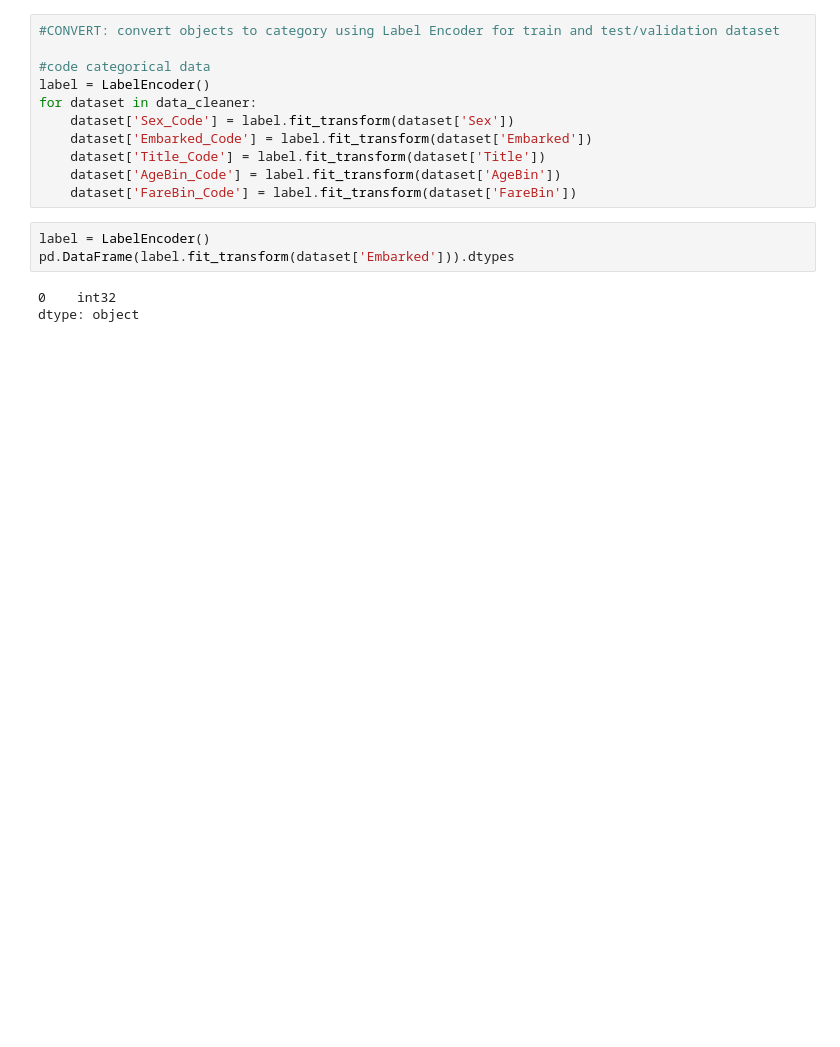
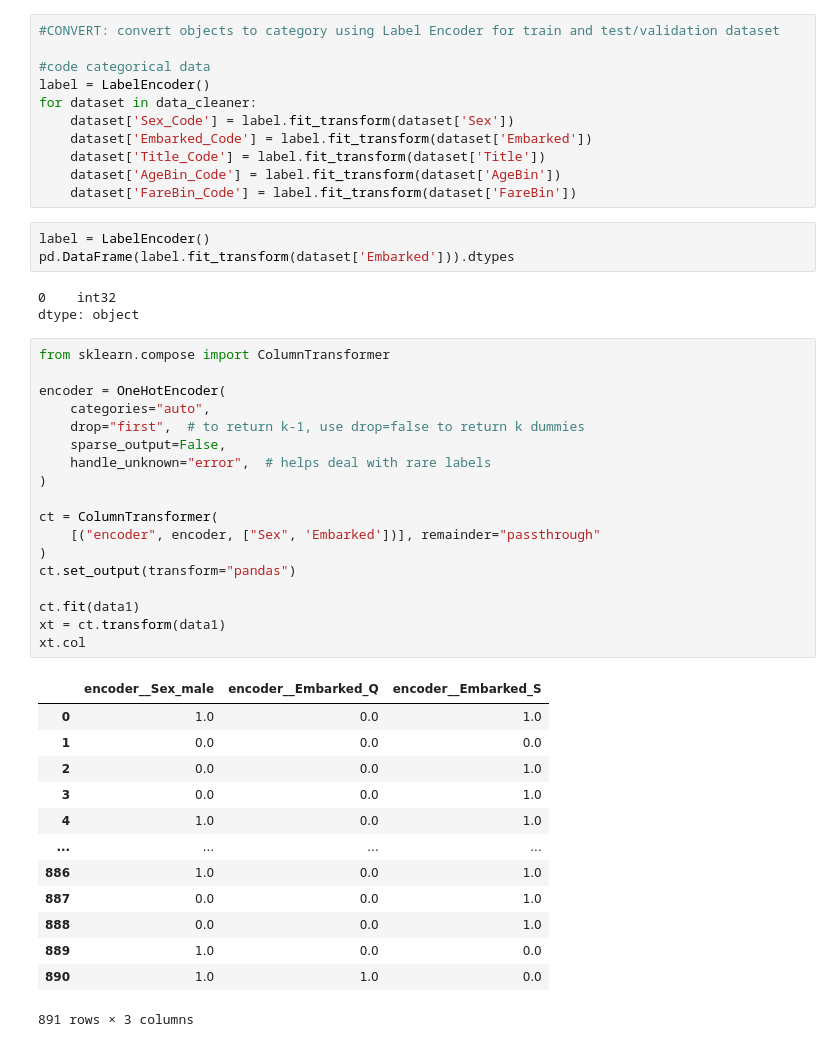
Before and after one commit to morteza-rp/data-science-projects, a Jupyter notebook: Titanic_Disaster/Titanic_Disaster.ipynb, the cells around one changed output. Cells and saved outputs as stored; diff of their text form; blank space fills up the shorter version.

```diff
--- a/Titanic_Disaster/Titanic_Disaster.ipynb
+++ b/Titanic_Disaster/Titanic_Disaster.ipynb
@@ -262,3 +262,35 @@ pd.DataFrame(label.fit_transform(dataset['Embarked'])).dtypes
 # %% [output]
 0    int32
 dtype: object
+# %%
+from sklearn.compose import ColumnTransformer
+
+encoder = OneHotEncoder(
+    categories="auto",
+    drop="first",  # to return k-1, use drop=false to return k dummies
+    sparse_output=False,
+    handle_unknown="error",  # helps deal with rare labels
+)
+
+ct = ColumnTransformer(
+    [("encoder", encoder, ["Sex", 'Embarked'])], remainder="passthrough"
+)
+ct.set_output(transform="pandas")
+
+ct.fit(data1)
+xt = ct.transform(data1)
+xt.col
+# %% [output]
+|  | encoder__Sex_male | encoder__Embarked_Q | encoder__Embarked_S |
+| 0 | 1.0 | 0.0 | 1.0 |
+| 1 | 0.0 | 0.0 | 0.0 |
+| 2 | 0.0 | 0.0 | 1.0 |
+| 3 | 0.0 | 0.0 | 1.0 |
+| 4 | 1.0 | 0.0 | 1.0 |
+| ... | ... | ... | ... |
+| 886 | 1.0 | 0.0 | 1.0 |
+| 887 | 0.0 | 0.0 | 1.0 |
+| 888 | 0.0 | 0.0 | 1.0 |
+| 889 | 1.0 | 0.0 | 0.0 |
+| 890 | 1.0 | 1.0 | 0.0 |
+891 rows × 3 columns
```
Also changed, not shown: parts of 2 cells of this notebook.
